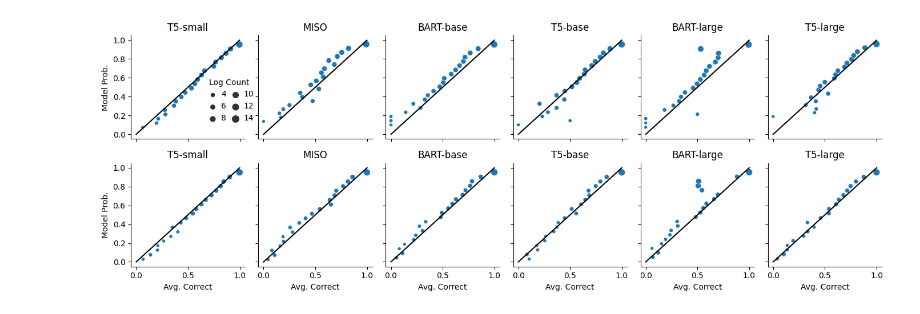
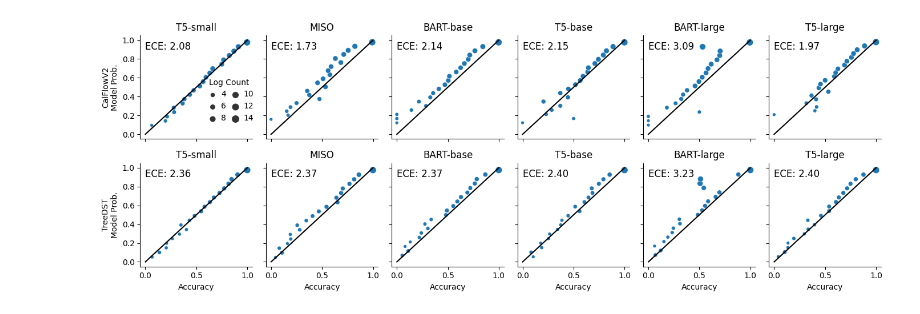
Before and after one commit to esteng/calibration_miso, a Jupyter notebook: analysis/calibration_plots.ipynb, the cells around one changed output. Saved outputs shown, nothing was run; the diff lists cells and outputs as text; code cells hidden in the pictures.

Commit message:
check in plots and scripts

```diff
--- a/analysis/calibration_plots.ipynb
+++ b/analysis/calibration_plots.ipynb
@@ -31,10 +31,12 @@ all_dfs = {"calflow": {}, "tree_dst": {}}
 
 print("get calflow dfs")
 for path, name in calflow_paths_and_models:
-    all_dfs['calflow'][name] = get_df_from_file(path)
+    df, ece = get_df_from_file(path)
+    all_dfs['calflow'][name] = (df, ece)
 print("get tree_dst dfs")
 for path, name in tree_dst_paths_and_models:
-    all_dfs['tree_dst'][name] = get_df_from_file(path)
+    df, ece = get_df_from_file(path)
+    all_dfs['tree_dst'][name] = (df, ece)
 
 
 # df_to_plot = get_df_from_file(path_to_file, n_bins=20)
@@ -93,29 +59,45 @@ correct_sum: 523586
 # %%
 from matplotlib import pyplot as plt
 importlib.reload(calibration_metric)
+from calibration_metric.vis.calibration_plot import plot_df, get_df_from_file
 
 fig, axes = plt.subplots(2, 6, figsize=(14, 5), sharex=True, sharey=True)
 
 
 order = ["T5-small", "MISO", "BART-base", "T5-base", "BART-large", "T5-large" ]
 
+metric_kwargs = {"x": 0.000, "y": 0.9, "fontsize": 12, "horizontalalignment": "left"}
 
 for i, model in enumerate(order):
     try:
-        cf_df_to_plot = all_dfs['calflow'][model]
-        plot_df(cf_df_to_plot, ax=axes[0, i], title=model, show_legend=False)
+        cf_df_to_plot, ece = all_dfs['calflow'][model]
+        plot_df(cf_df_to_plot,
+                ax=axes[0, i],
+                title=model,
+                show_legend=False,
+                metric_value=ece,
+                metric_value_kwargs=metric_kwargs,
+                xlabel="Accuracy",
+                ylabel="CalFlowV2\nModel Prob.")
     except:
         pass
     try:
-        td_df_to_plot = all_dfs['tree_dst'][model]
-        plot_df(td_df_to_plot, ax=axes[1, i], title=model, show_legend=False)
+        td_df_to_plot, ece = all_dfs['tree_dst'][model]
+        plot_df(td_df_to_plot,
+                ax=axes[1, i],
+                title=model,
+                show_legend=False,
+                metric_value=ece,
+                 metric_value_kwargs=metric_kwargs,
+                 xlabel="Accuracy",
+                 ylabel="TreeDST\nModel Prob.")
     except KeyError:
         pass
 
 handles, labels = plt.gca().get_legend_handles_labels()
 fig.legend(handles, labels, ncol=2, title="Log Count", frameon=False, bbox_to_anchor=(0.21, 0.8), handletextpad=0.1, columnspacing=0.1)
 fig.tight_layout()
 
 plt.savefig("/home/estengel/papers/did-you-mean-2022/figures/all_models_calibration_plot.pdf")
 # %% [output]
-[figure, old version]
+[figure, new version]
```
Also changed, not shown: parts of 2 cells of this notebook, 3 other files.
